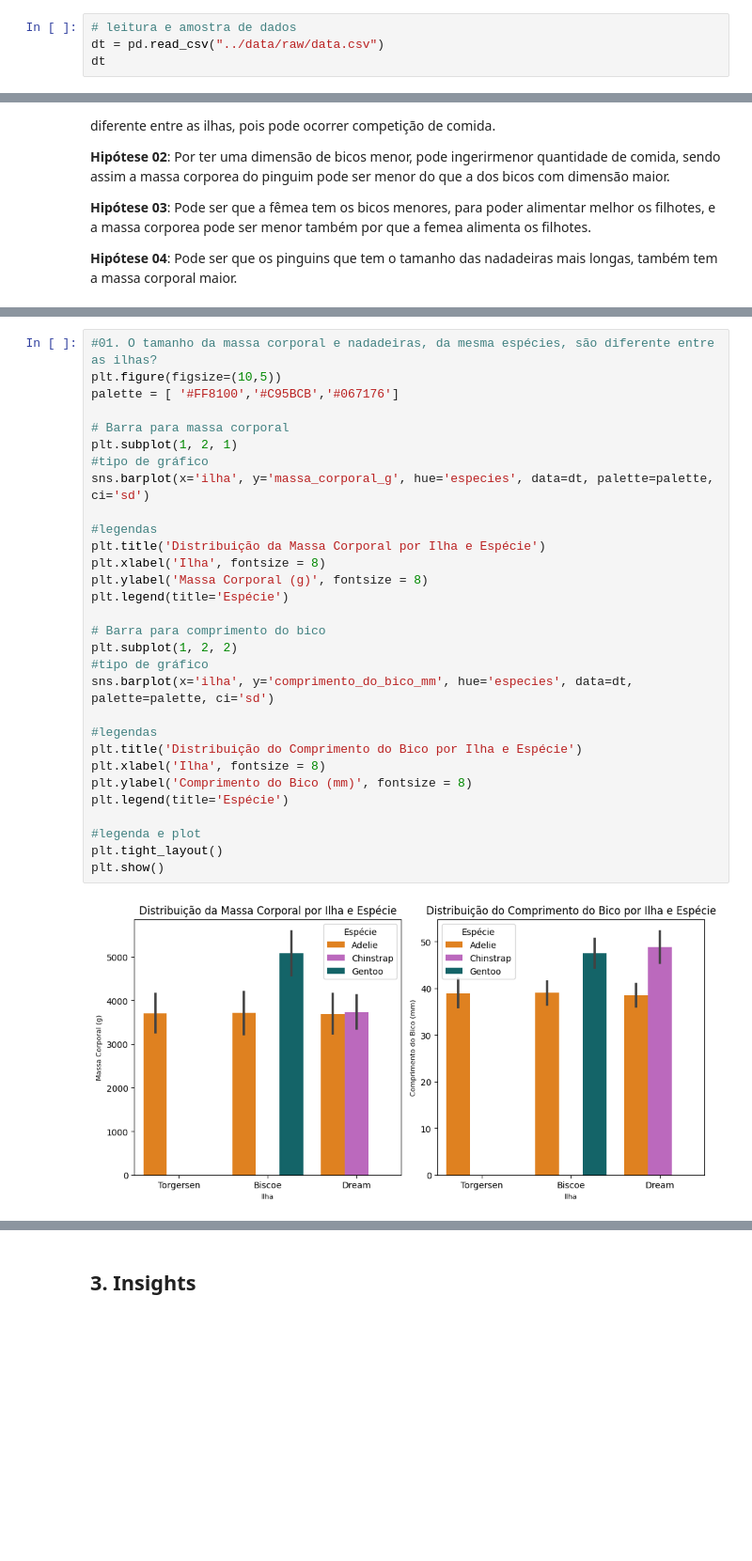
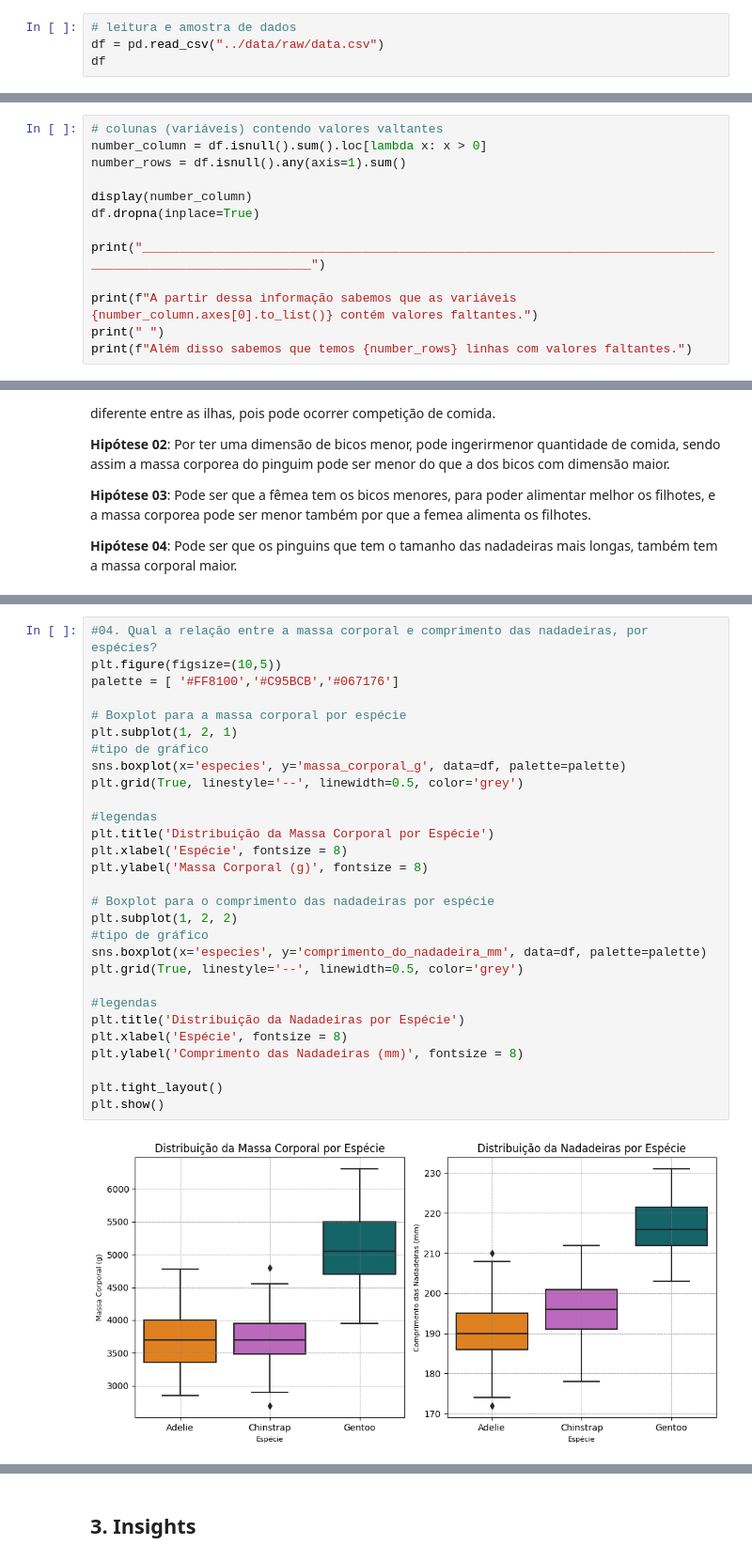
Before and after one commit to ninesousa/avanti-bootcamp-cdd, a Jupyter notebook: notebooks/01-exploratory_data_analysis.ipynb, the cells around one changed output, grey strips where cells are left out. Shown: that part at 94% size. Saved outputs shown, nothing was run; the diff lists cells and outputs as text; blank space fills up the shorter version.

```diff
--- a/notebooks/01-exploratory_data_analysis.ipynb
+++ b/notebooks/01-exploratory_data_analysis.ipynb
@@ -36,8 +36,8 @@ import numpy as np
 - **Gentoo** na cor verde azulado <span style="color:#067176">**#067176**</span>.
 # %%
 # leitura e amostra de dados
-dt = pd.read_csv("../data/raw/data.csv")
-dt
+df = pd.read_csv("../data/raw/data.csv")
+df
 # %% [output]
 |  | species | island | bill_length_mm | bill_depth_mm | flipper_length_mm | body_mass_g | sex |
 | 0 | Adelie | Torgersen | 39.1 | 18.7 | 181.0 | 3750.0 | MALE |
@@ -110,0 +102,13 @@ display(dt)
+# %%
+# colunas (variáveis) contendo valores valtantes
+number_column = df.isnull().sum().loc[lambda x: x > 0]
+number_rows = df.isnull().any(axis=1).sum()
+
+display(number_column)
+df.dropna(inplace=True)
+
+print("____________________________________________________________________________________________________________")
+
+print(f"A partir dessa informação sabemos que as variáveis {number_column.axes[0].to_list()} contém valores faltantes.")
+print(" ")
+print(f"Além disso sabemos que temos {number_rows} linhas com valores faltantes.")
@@ -331,32 +448,31 @@ plt.show()
 # %%
-#01. O tamanho da massa corporal e nadadeiras, da mesma espécies, são diferente entre as ilhas?
+#04. Qual a relação entre a massa corporal e comprimento das nadadeiras, por espécies?
 plt.figure(figsize=(10,5))
 palette = [ '#FF8100','#C95BCB','#067176']
 
-# Barra para massa corporal
+# Boxplot para a massa corporal por espécie
 plt.subplot(1, 2, 1)
 #tipo de gráfico
-sns.barplot(x='ilha', y='massa_corporal_g', hue='especies', data=dt, palette=palette, ci='sd')
+sns.boxplot(x='especies', y='massa_corporal_g', data=df, palette=palette)
+plt.grid(True, linestyle='--', linewidth=0.5, color='grey')
 
 #legendas
-plt.title('Distribuição da Massa Corporal por Ilha e Espécie')
-plt.xlabel('Ilha', fontsize = 8)
+plt.title('Distribuição da Massa Corporal por Espécie')
+plt.xlabel('Espécie', fontsize = 8)
 plt.ylabel('Massa Corporal (g)', fontsize = 8)
-plt.legend(title='Espécie')
 
-# Barra para comprimento do bico
+# Boxplot para o comprimento das nadadeiras por espécie
 plt.subplot(1, 2, 2)
 #tipo de gráfico
-sns.barplot(x='ilha', y='comprimento_do_bico_mm', hue='especies', data=dt, palette=palette, ci='sd')
+sns.boxplot(x='especies', y='comprimento_do_nadadeira_mm', data=df, palette=palette)
+plt.grid(True, linestyle='--', linewidth=0.5, color='grey')
 
 #legendas
-plt.title('Distribuição do Comprimento do Bico por Ilha e Espécie')
-plt.xlabel('Ilha', fontsize = 8)
-plt.ylabel('Comprimento do Bico (mm)', fontsize = 8)
-plt.legend(title='Espécie')
+plt.title('Distribuição da Nadadeiras por Espécie')
+plt.xlabel('Espécie', fontsize = 8)
+plt.ylabel('Comprimento das Nadadeiras (mm)', fontsize = 8)
 
-#legenda e plot
 plt.tight_layout()
 plt.show()
 # %% [output]
-[figure, old version]
+[figure, new version]
```
Also changed, not shown: parts of 33 cells of this notebook, 3 other files.
